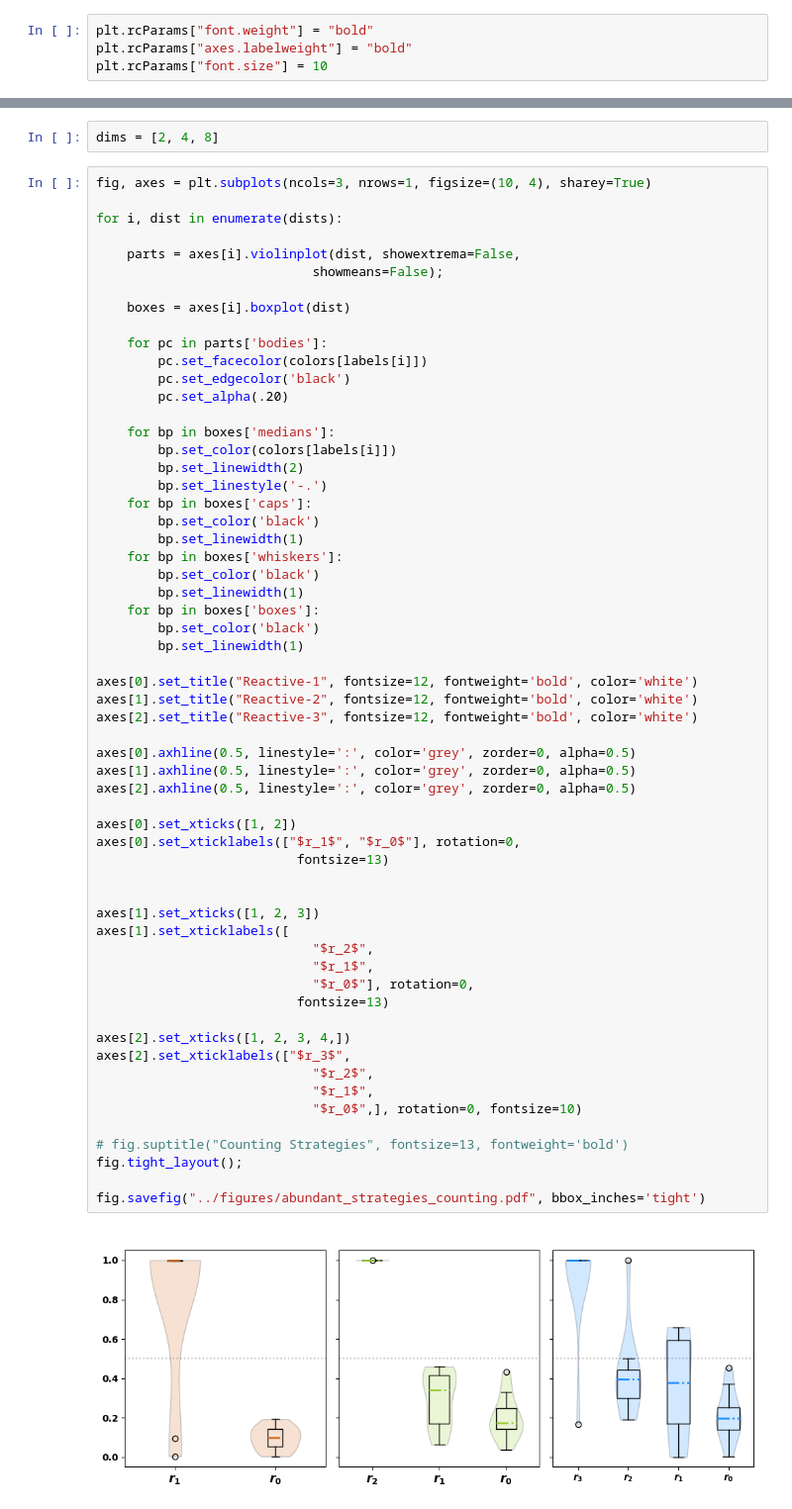
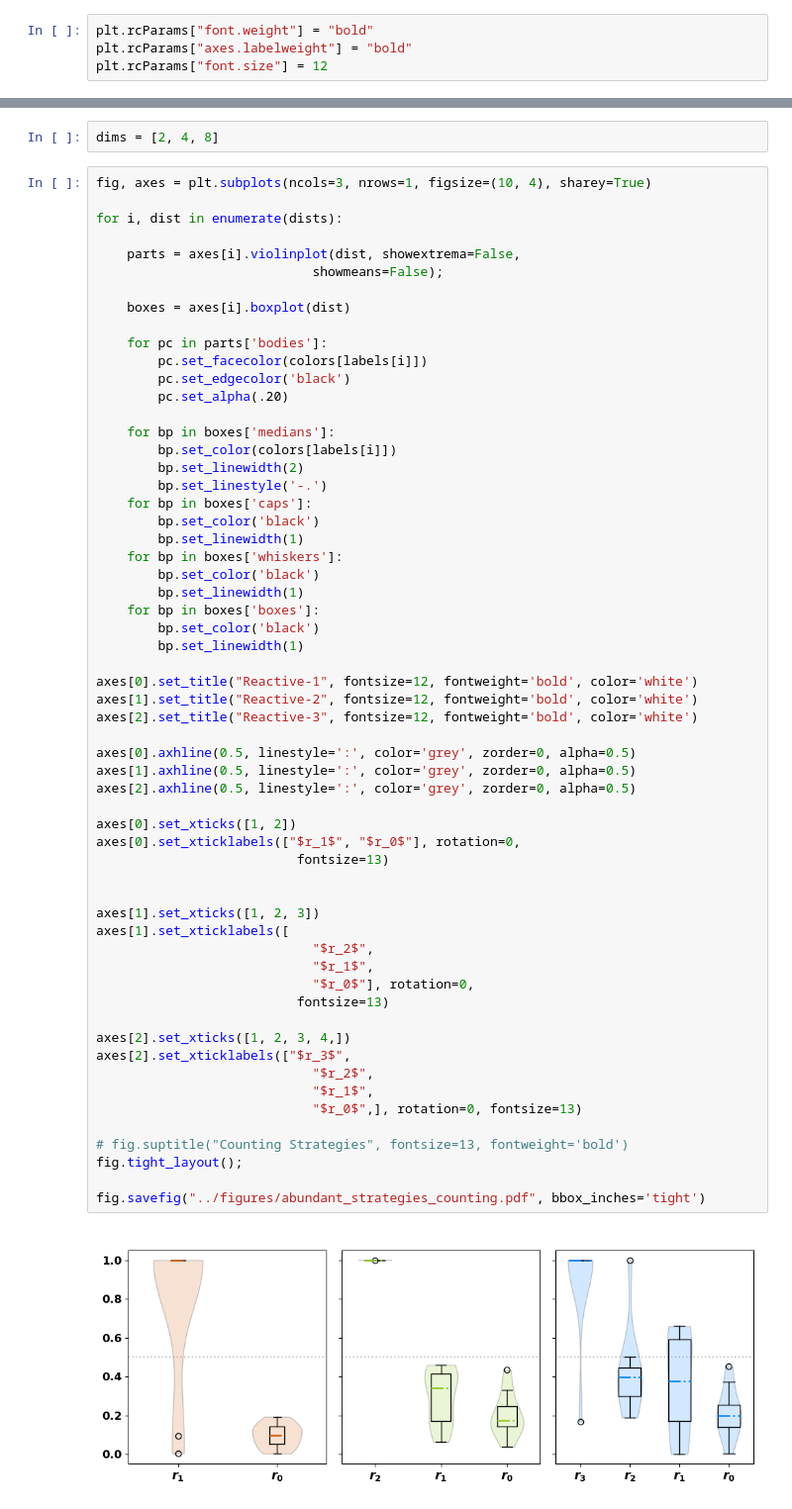
Before and after one commit to Nikoleta-v3/conditional-cooperation-with-longer-memory, a Jupyter notebook: notebooks/3.6. Evolutionary Simulations over Seeds.ipynb, the cells around one changed output, grey strips where cells are left out. Shown at 99% size. Cells and saved outputs as stored; diff of their text form.

```diff
--- a/notebooks/3.6. Evolutionary Simulations over Seeds.ipynb
+++ b/notebooks/3.6. Evolutionary Simulations over Seeds.ipynb
@@ -19,7 +19,7 @@ from mpl_toolkits.axes_grid1 import make_axes_locatable
 # %%
 plt.rcParams["font.weight"] = "bold"
 plt.rcParams["axes.labelweight"] = "bold"
-plt.rcParams["font.size"] = 10
+plt.rcParams["font.size"] = 12
 # %% [markdown]
 ## Evolutionary simulations
 # %% [markdown]
@@ -266,32 +266,32 @@ for i, dist in enumerate(dists):
 axes[0].set_title("Reactive-1", fontsize=12, fontweight='bold', color='white')
 axes[1].set_title("Reactive-2", fontsize=12, fontweight='bold', color='white')
 axes[2].set_title("Reactive-3", fontsize=12, fontweight='bold', color='white')
 
 axes[0].axhline(0.5, linestyle=':', color='grey', zorder=0, alpha=0.5)
 axes[1].axhline(0.5, linestyle=':', color='grey', zorder=0, alpha=0.5)
 axes[2].axhline(0.5, linestyle=':', color='grey', zorder=0, alpha=0.5)
 
 axes[0].set_xticks([1, 2])
 axes[0].set_xticklabels(["$r_1$", "$r_0$"], rotation=0,
                           fontsize=13)
 
 
 axes[1].set_xticks([1, 2, 3])
 axes[1].set_xticklabels([
                             "$r_2$",
                             "$r_1$",
                             "$r_0$"], rotation=0,
                           fontsize=13)
 
 axes[2].set_xticks([1, 2, 3, 4,])
 axes[2].set_xticklabels(["$r_3$",
                             "$r_2$",
                             "$r_1$",
-                            "$r_0$",], rotation=0, fontsize=10)
+                            "$r_0$",], rotation=0, fontsize=13)
 
 # fig.suptitle("Counting Strategies", fontsize=13, fontweight='bold')
 fig.tight_layout();
 
 fig.savefig("../figures/abundant_strategies_counting.pdf", bbox_inches='tight')
 # %% [output]
-[figure, old version]
+[figure, new version]
```
Also changed, not shown: parts of 1 cell of this notebook, 10 other files.
